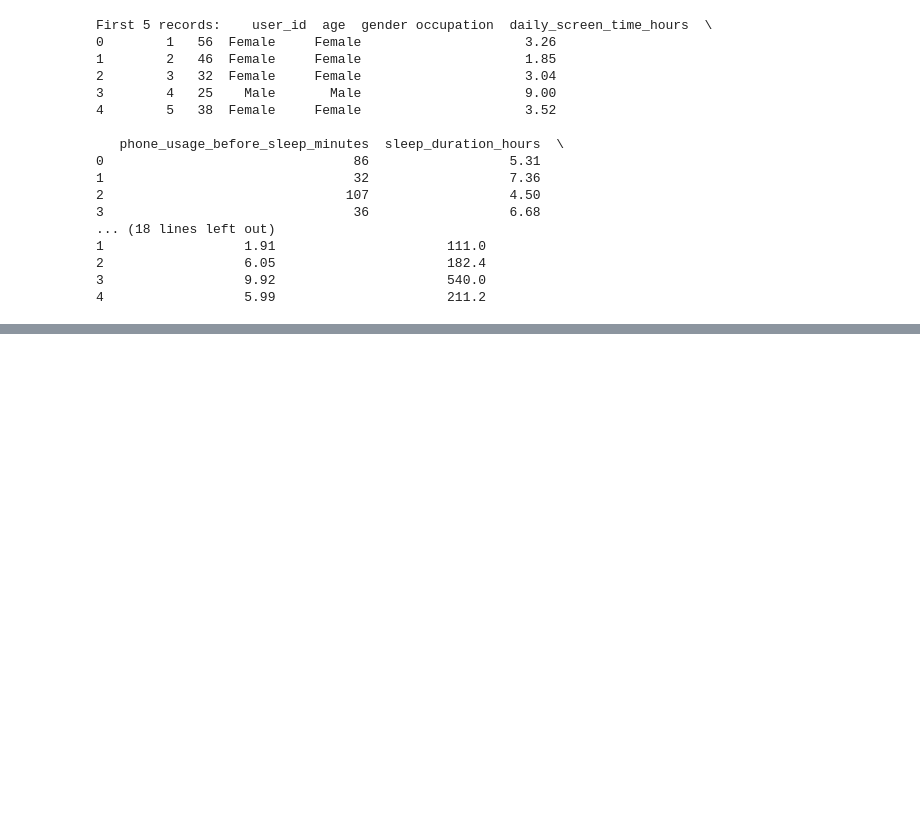
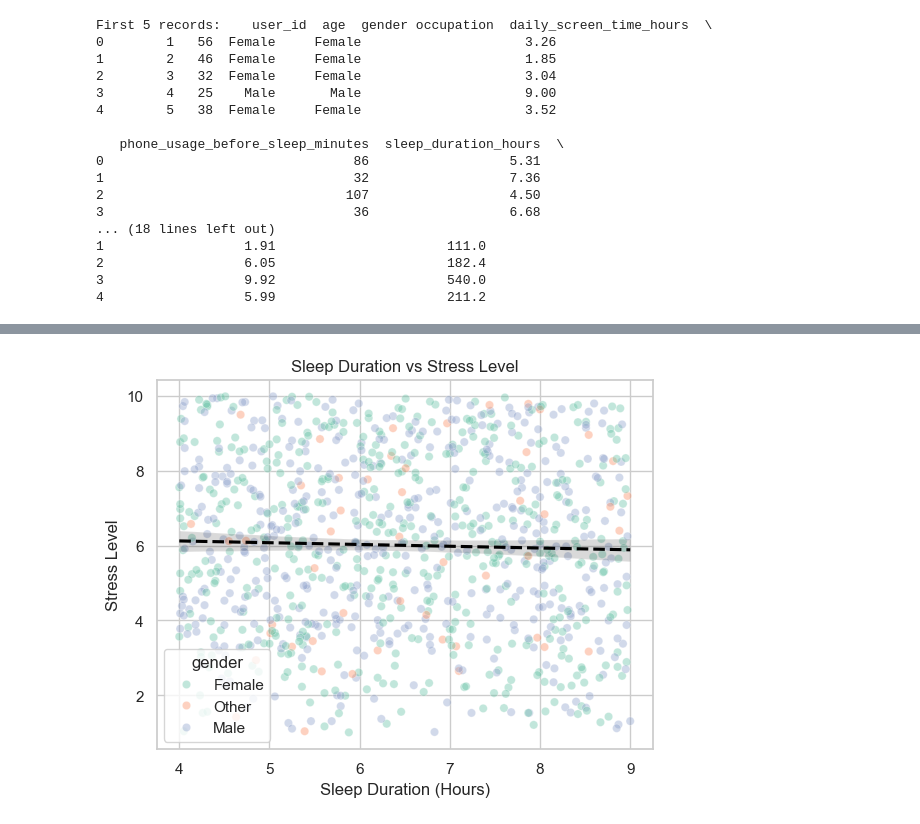
Before and after one commit to danielsj2022/-cis4930-sp26-project-group-2, a Jupyter notebook: CIS_project1.ipynb, the cells around one changed output, grey strips where cells are left out. Cells and saved outputs as stored; diff of their text form; code cells hidden in the pictures; blank space fills up the shorter version.

```diff
--- a/CIS_project1.ipynb
+++ b/CIS_project1.ipynb
@@ -326,0 +370,34 @@ plt.show()
+# %%
+df_clean = df_update[
+    (df_update["stress_level"] > 1) &
+    (df_update["stress_level"] < 10)
+]
+
+df_sample = df_clean.sample(1000, random_state=42)
+
+# Scatter plot
+sns.scatterplot(
+    data=df_sample,
+    x="sleep_duration_hours",
+    y="stress_level",
+    hue="gender",
+    palette="Set2",
+    alpha=0.4
+)
+
+# Trend line
+sns.regplot(
+    data=df_sample,
+    x="sleep_duration_hours",
+    y="stress_level",
+    scatter=False,
+    color="black",
+    line_kws={"linestyle": "--"}
+)
+
+plt.title("Sleep Duration vs Stress Level")
+plt.xlabel("Sleep Duration (Hours)")
+plt.ylabel("Stress Level")
+plt.show()
+# %% [output]
+[figure, added]
```
Also changed, not shown: parts of 10 cells of this notebook.
